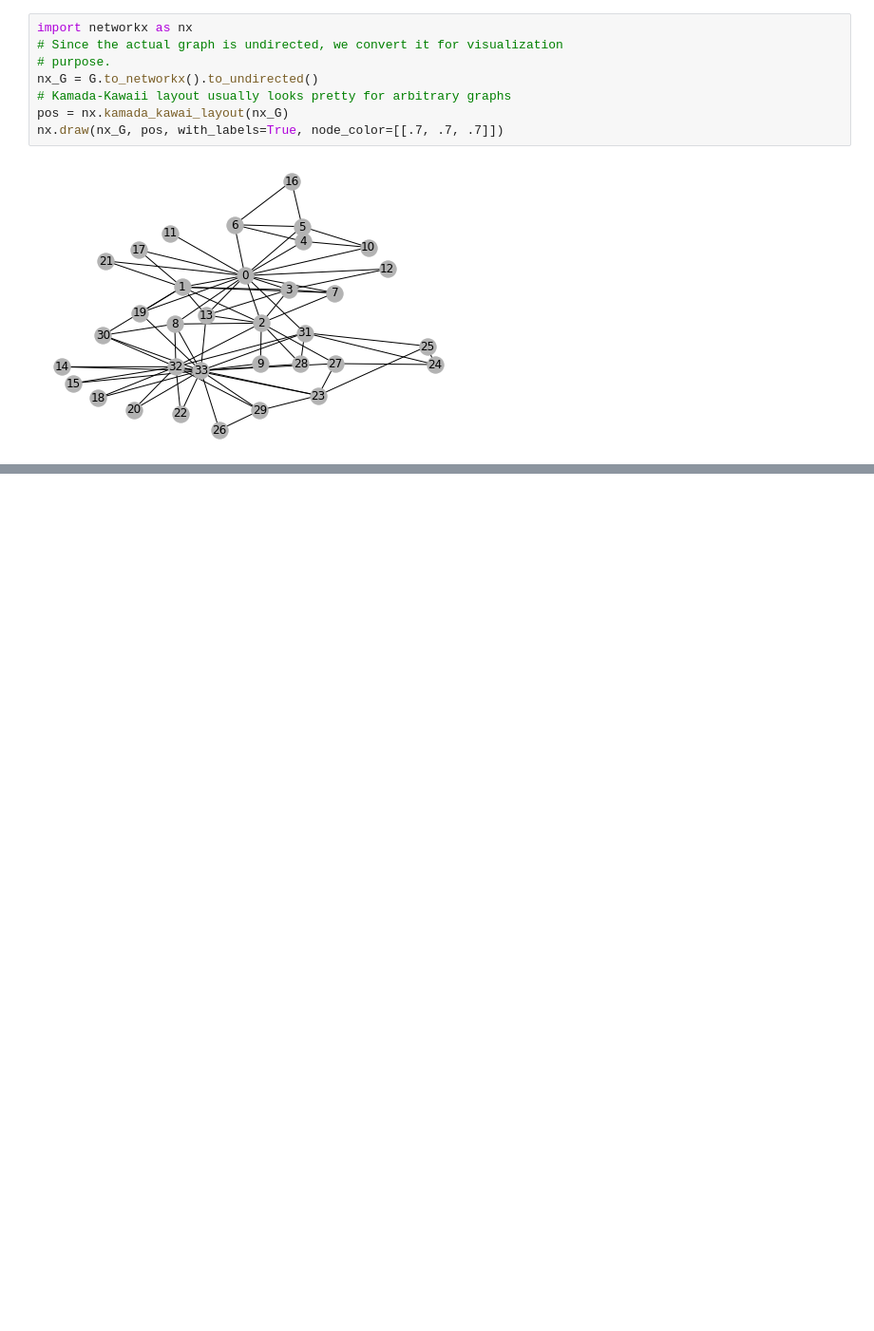
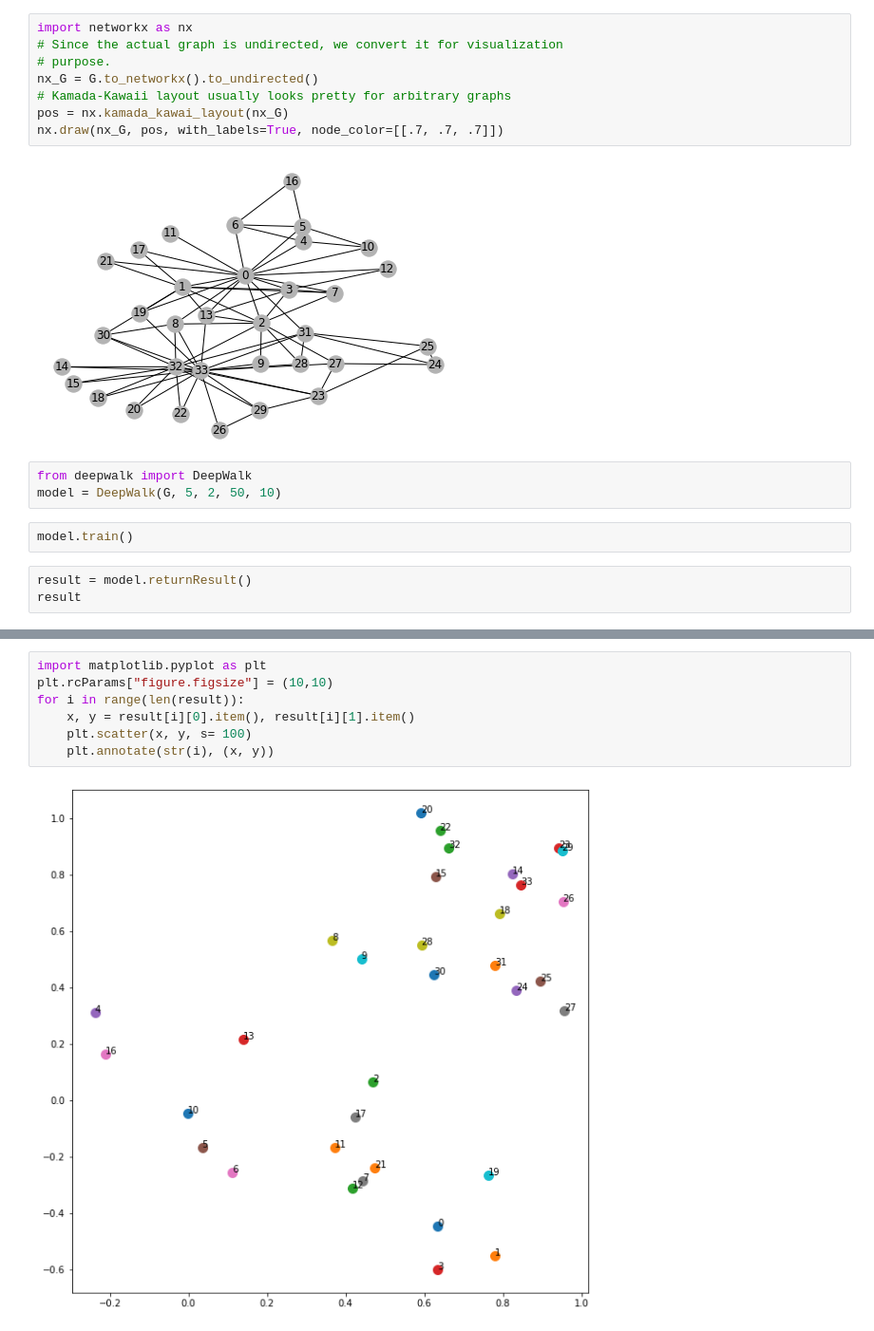
Before and after one commit to anhtuan85/GNN, a Jupyter notebook: Embedding/DeepWalk/KarateDataset.ipynb, the cells around one changed output, grey strips where cells are left out. Shown: that part at 95% size. Cells and saved outputs as stored; diff of their text form; blank space fills up the shorter version.

Commit message:
Update DeepWalk training

```diff
--- a/Embedding/DeepWalk/KarateDataset.ipynb
+++ b/Embedding/DeepWalk/KarateDataset.ipynb
@@ -45,3 +45,11 @@ pos = nx.kamada_kawai_layout(nx_G)
 nx.draw(nx_G, pos, with_labels=True, node_color=[[.7, .7, .7]])
 # %% [output]
 [figure]
+# %%
+from deepwalk import DeepWalk
+model = DeepWalk(G, 5, 2, 50, 10)
+# %%
+model.train()
+# %%
+result = model.returnResult()
+result
@@ -47,0 +74,9 @@ nx.draw(nx_G, pos, with_labels=True, node_color=[[.7, .7, .7]])
+# %%
+import matplotlib.pyplot as plt
+plt.rcParams["figure.figsize"] = (10,10)
+for i in range(len(result)):
+    x, y = result[i][0].item(), result[i][1].item()
+    plt.scatter(x, y, s= 100)
+    plt.annotate(str(i), (x, y))
+# %% [output]
+[figure, added]
```
Also changed, not shown: parts of 3 cells of this notebook, 8 other files.
